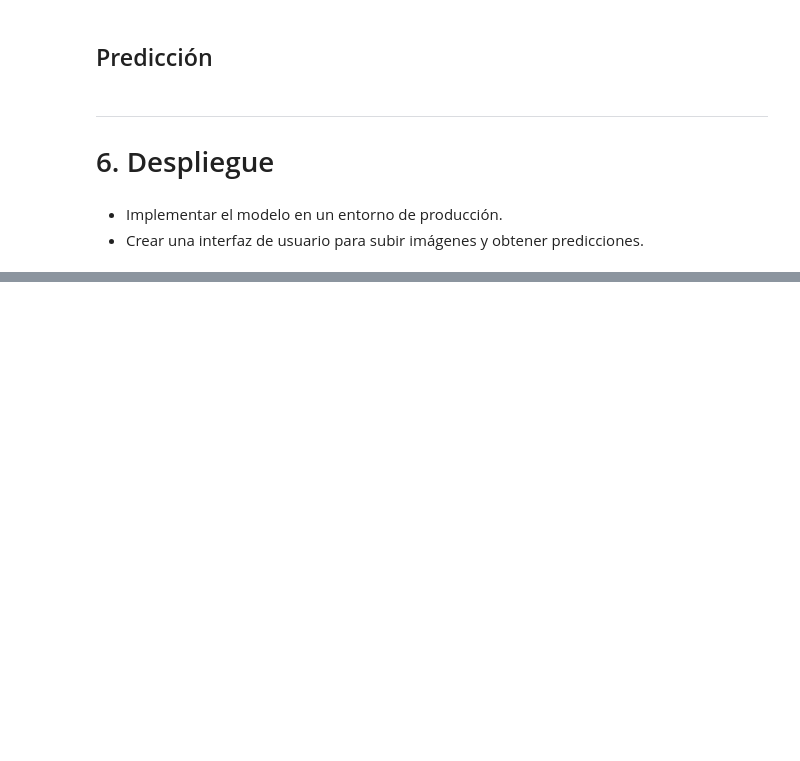
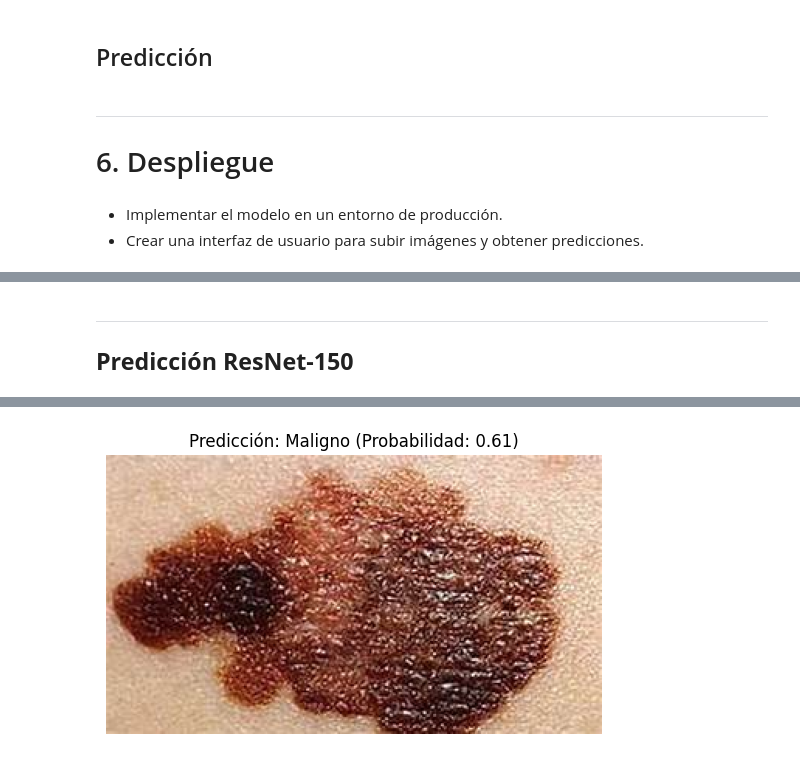
Before and after one commit to gagabriela2787/Grupo16_ISPC, a Jupyter notebook: Grupo16Proyecto.ipynb, the cells around one changed output, grey strips where cells are left out. Saved outputs shown, nothing was run; the diff lists cells and outputs as text; code cells hidden in the pictures; blank space fills up the shorter version.

```diff
--- a/Grupo16Proyecto.ipynb
+++ b/Grupo16Proyecto.ipynb
@@ -776,0 +894,42 @@ except ValueError as e:
+# %% [markdown]
+---
+**Predicción ResNet-150**
+---
+# %%
+import numpy as np
+from tensorflow.keras.preprocessing import image
+from tensorflow.keras.models import load_model
+import matplotlib.pyplot as plt
+
+# Cargar el modelo entrenado
+model = load_model('final_model.h5')
+
+# Función para cargar y preprocesar la imagen
+def load_and_preprocess_image(img_path, target_size=(224, 224)):
+    img = image.load_img(img_path, target_size=target_size)
+    img_array = image.img_to_array(img)
+    img_array = np.expand_dims(img_array, axis=0)
+    img_array /= 255.0  # Normalizar la imagen
+    return img_array
+
+# Función para realizar predicción
+def predict_image(img_path):
+    img_array = load_and_preprocess_image(img_path)
+    prediction = model.predict(img_array)
+    return prediction[0][0]
+
+# Cargar y predecir una imagen
+img_path = '/content/gdrive/MyDrive/minidataset/test/benign/ejemplo3.jpg'
+prediction = predict_image(img_path)
+
+# Mostrar el resultado
+result = "Maligno" if prediction >= 0.5 else "Benigno"
+print(f'Predicción: {result} (Probabilidad: {prediction:.2f})')
+
+# Mostrar la imagen
+img = image.load_img(img_path)
+plt.imshow(img)
+plt.title(f'Predicción: {result} (Probabilidad: {prediction:.2f})')
+plt.axis('off')
+plt.show()
+# %% [output]
@@ -776,0 +938 @@ except ValueError as e:
+[figure, added]
```
Also changed, not shown: parts of 15 cells of this notebook.
